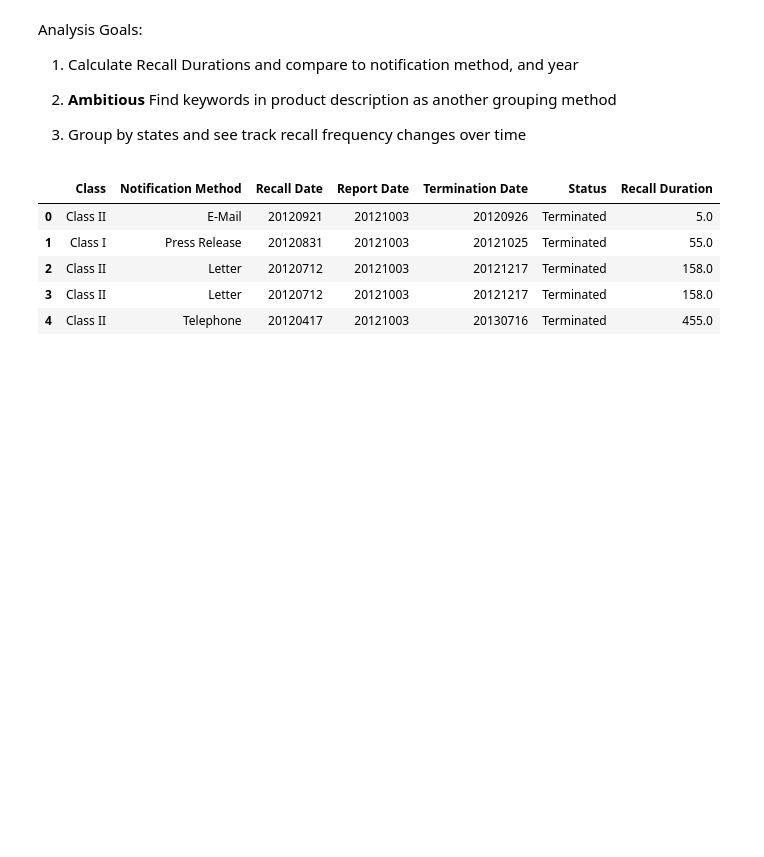
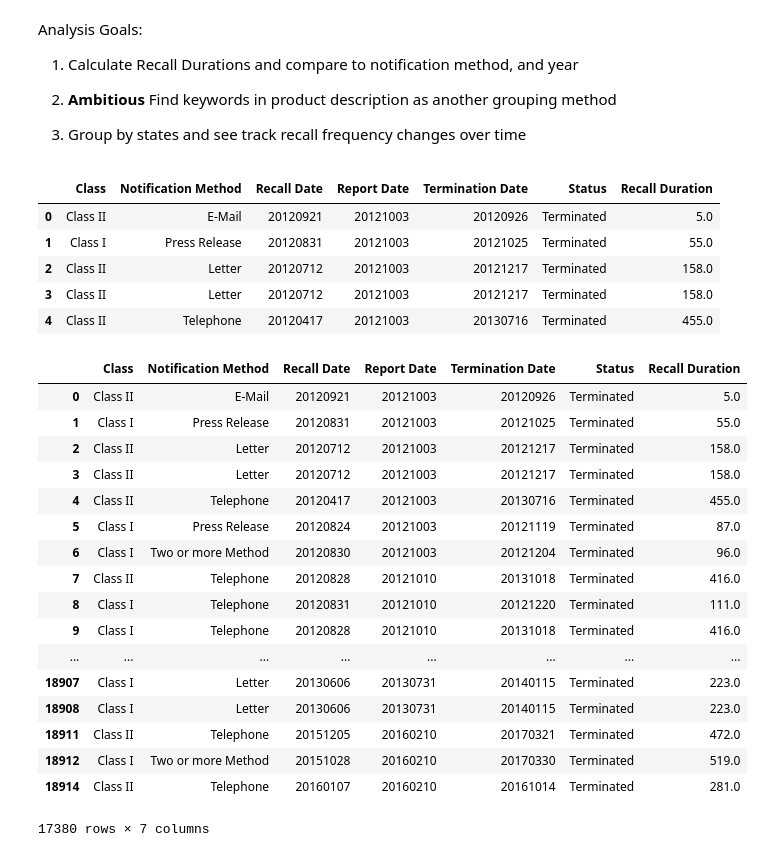
Before and after one commit to shuotang642/Group-2-Project-1, a Jupyter notebook: FDA.ipynb, the cells around one changed output. Saved outputs shown, nothing was run; the diff lists cells and outputs as text; code cells hidden in the pictures; blank space fills up the shorter version.

```diff
--- a/FDA.ipynb
+++ b/FDA.ipynb
@@ -64,13 +66,43 @@ clean_df.head()
 | 3 | Class II | Letter | 20120712 | 20121003 | 20121217 | Terminated | 158.0 |
 | 4 | Class II | Telephone | 20120417 | 20121003 | 20130716 | Terminated | 455.0 |
 # %%
-clean_df = clean_df.dropna(subset=['Termination Date','Recall Duration'])
+#clean_df = clean_df.dropna(subset=['Termination Date','Recall Duration','Notification Method'])
+
+#Removes any null value rows
+clean_df = clean_df.dropna(how='any',axis=0)
+
+#Filter out any values that's greater than 5000
 clean_df = clean_df[clean_df['Recall Duration'] < 5000]
+
+#Assign each methods (not yet been use in any functions)
 Letter = clean_df[clean_df["Notification Method"] == "Letter"]["Recall Duration"]
 Email = clean_df[clean_df["Notification Method"] == "E-Mail"]["Recall Duration"]
 Press = clean_df[clean_df["Notification Method"] == "Press Release"]["Recall Duration"]
 Phone = clean_df[clean_df["Notification Method"] == "Telephone"]["Recall Duration"]
 Visit = clean_df[clean_df["Notification Method"] == "Visit"]["Recall Duration"]
 Other = clean_df[clean_df["Notification Method"] == "Other"]["Recall Duration"]
 Fax = clean_df[clean_df["Notification Method"] == "FAX"]["Recall Duration"]
+
+#Renaming the long string values
+clean_df.loc[clean_df['Notification Method'] == "Two or more of the following: Email, Fax, Letter, Press Release, Telephone, Visit", ['Notification Method']] = 'Two or more Method'
+clean_df
+# %% [output]
+|  | Class | Notification Method | Recall Date | Report Date | Termination Date | Status | Recall Duration |
+| 0 | Class II | E-Mail | 20120921 | 20121003 | 20120926 | Terminated | 5.0 |
+| 1 | Class I | Press Release | 20120831 | 20121003 | 20121025 | Terminated | 55.0 |
+| 2 | Class II | Letter | 20120712 | 20121003 | 20121217 | Terminated | 158.0 |
+| 3 | Class II | Letter | 20120712 | 20121003 | 20121217 | Terminated | 158.0 |
+| 4 | Class II | Telephone | 20120417 | 20121003 | 20130716 | Terminated | 455.0 |
+| 5 | Class I | Press Release | 20120824 | 20121003 | 20121119 | Terminated | 87.0 |
+| 6 | Class I | Two or more Method | 20120830 | 20121003 | 20121204 | Terminated | 96.0 |
+| 7 | Class II | Telephone | 20120828 | 20121010 | 20131018 | Terminated | 416.0 |
+| 8 | Class I | Telephone | 20120831 | 20121010 | 20121220 | Terminated | 111.0 |
+| 9 | Class I | Telephone | 20120828 | 20121010 | 20131018 | Terminated | 416.0 |
+| ... | ... | ... | ... | ... | ... | ... | ... |
+| 18907 | Class I | Letter | 20130606 | 20130731 | 20140115 | Terminated | 223.0 |
+| 18908 | Class I | Letter | 20130606 | 20130731 | 20140115 | Terminated | 223.0 |
+| 18911 | Class II | Telephone | 20151205 | 20160210 | 20170321 | Terminated | 472.0 |
+| 18912 | Class I | Two or more Method | 20151028 | 20160210 | 20170330 | Terminated | 519.0 |
+| 18914 | Class II | Telephone | 20160107 | 20160210 | 20161014 | Terminated | 281.0 |
+17380 rows × 7 columns
 # %%
```
Also changed, not shown: parts of 4 cells of this notebook.
